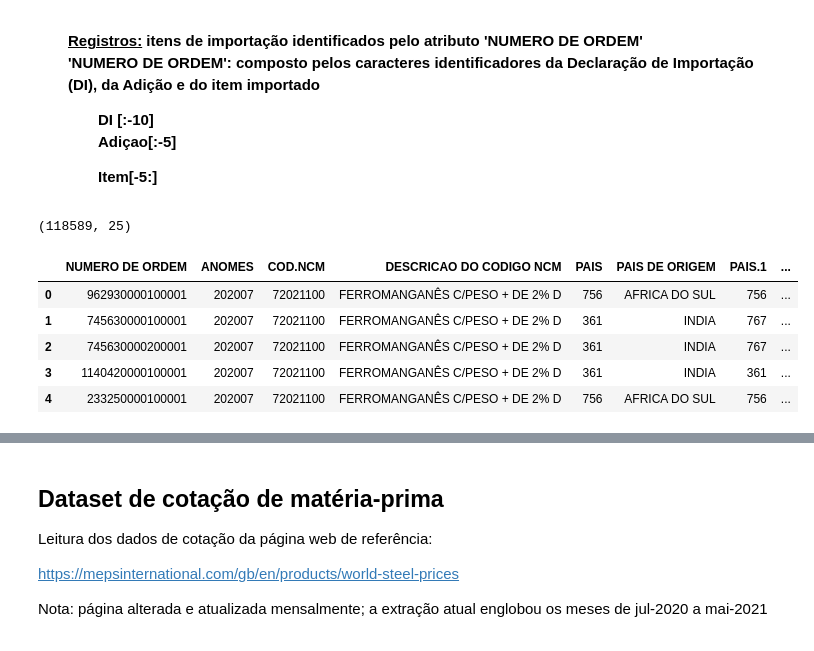
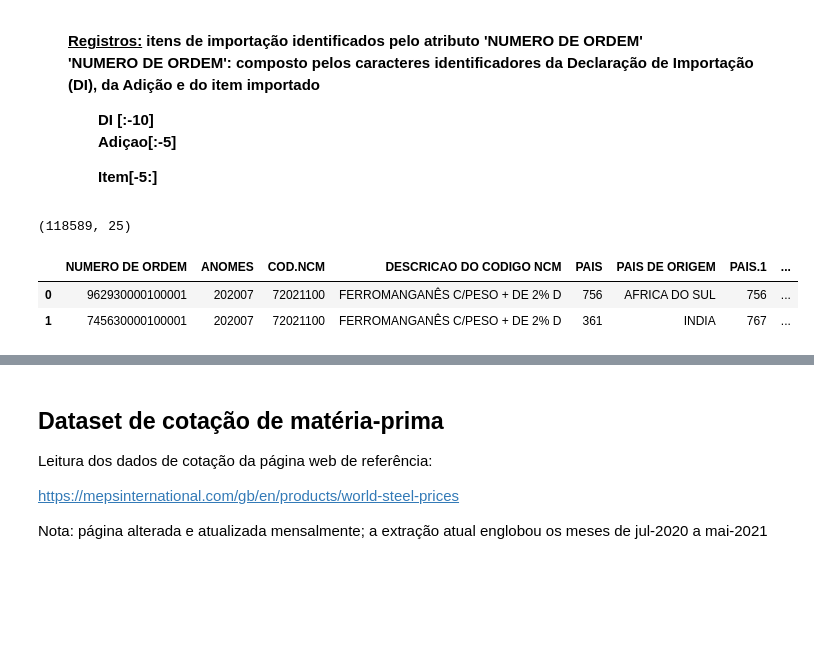
Before and after one commit to Mastroiani/TCC, a Jupyter notebook: TTOAED.ipynb, the cells around one changed output, grey strips where cells are left out. Drawn from its saved outputs; the diff is of its cells as text; code cells hidden in the pictures; blank space fills up the shorter version.

```diff
--- a/TTOAED.ipynb
+++ b/TTOAED.ipynb
@@ -124,16 +124,13 @@ for file_name in os.listdir(path):
 # %%
 df = pd.concat(df_list)
 
 if(df.shape[1] > 25):
     df = df.iloc[:,:-1]
 
 print(df.shape)
-df.head(5)
+df.head(2)
 # %% [output]
 (118589, 25)
 |  | NUMERO DE ORDEM | ANOMES | COD.NCM | DESCRICAO DO CODIGO NCM | PAIS | PAIS DE ORIGEM | PAIS.1 | ... |
 | 0 | 962930000100001 | 202007 | 72021100 | FERROMANGANÊS C/PESO + DE 2% D | 756 | AFRICA DO SUL | 756 | ... |
 | 1 | 745630000100001 | 202007 | 72021100 | FERROMANGANÊS C/PESO + DE 2% D | 361 | INDIA | 767 | ... |
-| 2 | 745630000200001 | 202007 | 72021100 | FERROMANGANÊS C/PESO + DE 2% D | 361 | INDIA | 767 | ... |
-| 3 | 1140420000100001 | 202007 | 72021100 | FERROMANGANÊS C/PESO + DE 2% D | 361 | INDIA | 361 | ... |
-| 4 | 233250000100001 | 202007 | 72021100 | FERROMANGANÊS C/PESO + DE 2% D | 756 | AFRICA DO SUL | 756 | ... |
```
Also changed, not shown: parts of 12 cells of this notebook.
